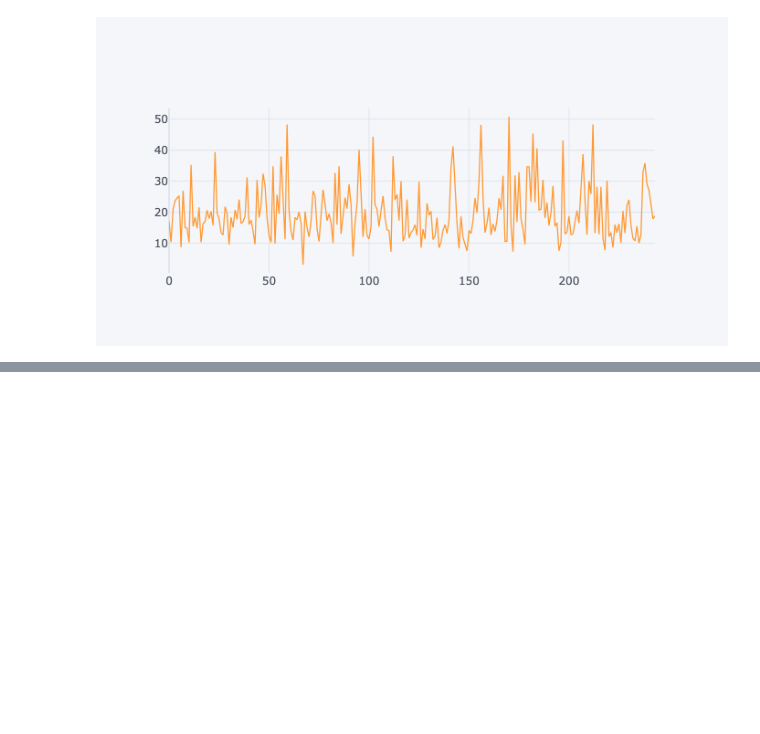
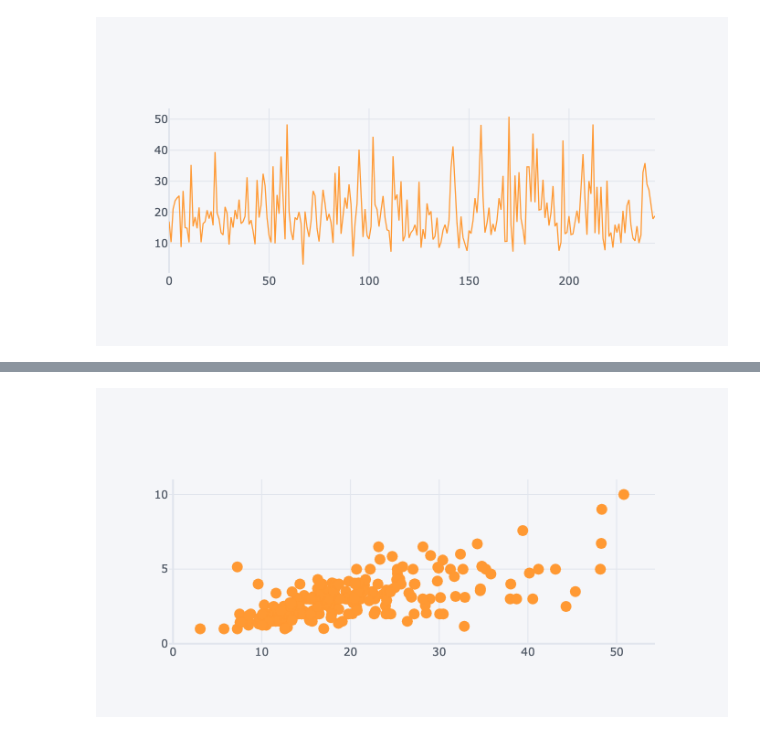
Before and after one commit to P-GhadgeDev/python-0-hero, a Jupyter notebook: DataVisualization/DVPlotlyAndCufflinks.ipynb, the cells around one changed output, grey strips where cells are left out. Drawn from its saved outputs; the diff is of its cells as text; code cells hidden in the pictures; blank space fills up the shorter version.

```diff
--- a/DataVisualization/DVPlotlyAndCufflinks.ipynb
+++ b/DataVisualization/DVPlotlyAndCufflinks.ipynb
@@ -68,0 +71,4 @@ tips.groupby('day')['tip'].mean().iplot
+# %%
+tips.iplot(kind='scatter',x='total_bill',y='tip', mode='markers')
+# %% [output]
+[figure, added]
```
Also changed, not shown: parts of 2 cells of this notebook.
